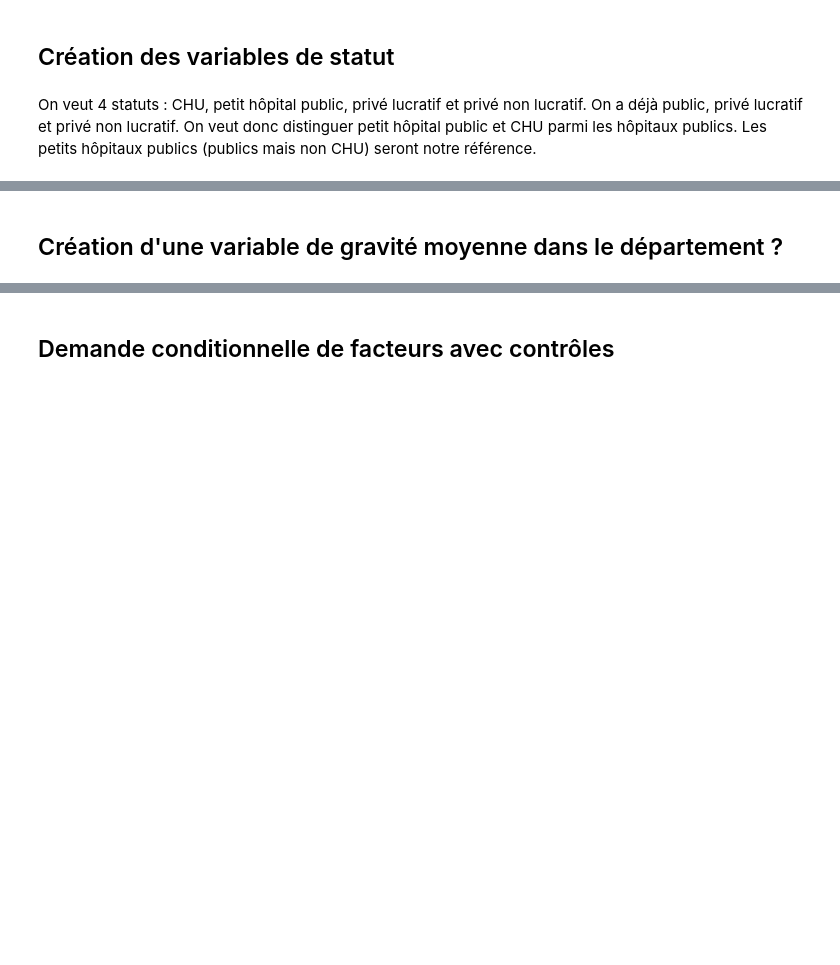
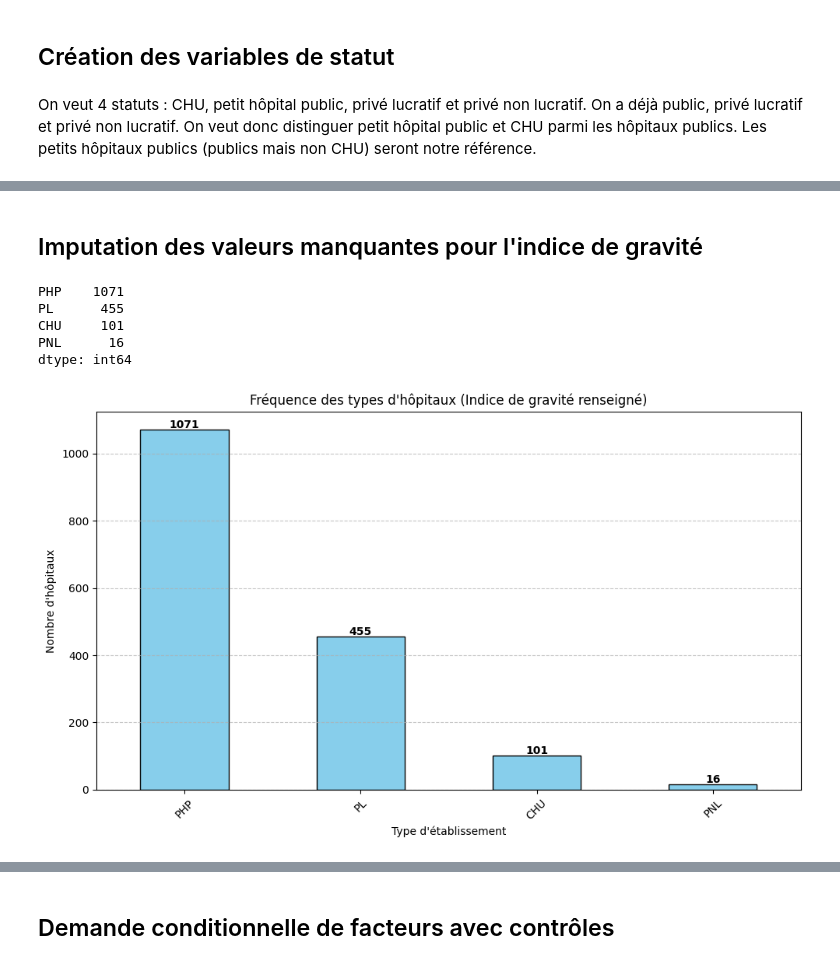
Before and after one commit to Alexandre484/StatApp, a Jupyter notebook: demande_cond_avec_controles.ipynb, the cells around one changed output, grey strips where cells are left out. Saved outputs shown, nothing was run; the diff lists cells and outputs as text; code cells hidden in the pictures; blank space fills up the shorter version.

```diff
--- a/demande_cond_avec_controles.ipynb
+++ b/demande_cond_avec_controles.ipynb
@@ -57,0 +70,4 @@ data = data.merge(filtre, how="left", on="FI")
+# %%
+data['A9'] = data['A9_x'].fillna(data['A9_y'])
+data = data.drop(columns=['champ_pmsi_x','champ_pmsi_y','A9_x','A9_y'])
+data = data.reset_index()
@@ -67,23 +105,23 @@ data['AID'] = data['EFF_AID']
 # %%
 data['SEANCES'] = data['SEAN_HEMO_CENTRE'] + data['SEAN_CHIMIO'] + data['SEAN_RADIO']
-data['PSY'] = data['SEJ_HTP_TOT'] + data['VEN_HDJ_TOT'] + data['VEN_HDN_TOT']
-data['SSR'] = data['SEJHC_SSR']
-data['SLD'] = data['ENT']
+data['SEJ_PSY'] = data['SEJ_HTP_TOT'] + data['VEN_HDJ_TOT'] + data['VEN_HDN_TOT']
+data['SEJ_SSR'] = data['SEJHC_SSR']
+data['ENT_SLD'] = data['ENT']
 # %% [markdown]
 ## Passage des variables en log
 # %%
 data["lURG"] = np.where(data["PASSU"] > 0, np.log(data["PASSU"]), 0)
 data["lMCO_AMB"] = np.where(data["SEJHP_MCO"] > 0, np.log(data["SEJHP_MCO"]), 0)
 data["lMCO_COMP"] = np.where(data["SEJHC_MCO"] > 0, np.log(data["SEJHC_MCO"]), 0)
-data["lPSY"] = np.where(data["PSY"] > 0, np.log(data["PSY"]), 0)
+data["lPSY"] = np.where(data["SEJ_PSY"] > 0, np.log(data["SEJ_PSY"]), 0)
 data["lSEANCES"] = np.where(data["SEANCES"] > 0, np.log(data["SEANCES"]), 0)
-data["lSSR"] = np.where(data["SSR"] > 0, np.log(data["SSR"]), 0)
-data["lSLD"] = np.where(data["SLD"] > 0, np.log(data["SLD"]), 0)
+data["lSSR"] = np.where(data["SEJ_SSR"] > 0, np.log(data["SEJ_SSR"]), 0)
+data["lSLD"] = np.where(data["ENT_SLD"] > 0, np.log(data["ENT_SLD"]), 0)
 
-data["lMED"] = np.where(data["MED"] > 0, np.log(data["MED"]), 0)
-data["lIDE"] = np.where(data["IDE"] > 0, np.log(data["IDE"]), 0)
-data["lAID"] = np.where(data["AID"] > 0, np.log(data["AID"]), 0)
-data["lADMIN"] = np.where(data["ADMIN"] > 0, np.log(data["ADMIN"]), 0)
+data["lMED"] = np.where(data["EFF_MED"] > 0, np.log(data["EFF_MED"]), 0)
+data["lIDE"] = np.where(data["EFF_IDE"] > 0, np.log(data["EFF_IDE"]), 0)
+data["lAID"] = np.where(data["EFF_AID"] > 0, np.log(data["EFF_AID"]), 0)
+data["lADMIN"] = np.where(data["EFF_ADMIN"] > 0, np.log(data["EFF_ADMIN"]), 0)
 # %% [markdown]
 ## Création des variables de statut
 # %% [markdown]
@@ -102,2 +140,31 @@ data.shape
 # %% [markdown]
-## Création d'une variable de gravité moyenne dans le département ?
+## Imputation des valeurs manquantes pour l'indice de gravité
+# %%
+data['PHP'] = (data[['CHU', 'PNL', 'PL']].sum(axis=1) == 0).astype(int)
+
+types_cols = ['CHU', 'PNL', 'PL', 'PHP']
+data_renseigne = data[data['A9'].notna()]
+frequences = data_renseigne[types_cols].sum().sort_values(ascending=False)
+frequences.head()
+# %% [output]
+PHP    1071
+PL      455
+CHU     101
+PNL      16
+dtype: int64
+# %%
+plt.figure(figsize=(10, 6))
+frequences.plot(kind='bar', color='skyblue', edgecolor='black')
+
+plt.title("Fréquence des types d'hôpitaux (Indice de gravité renseigné)")
+plt.xlabel("Type d'établissement")
+plt.ylabel("Nombre d'hôpitaux")
+plt.xticks(rotation=45)
+plt.grid(axis='y', linestyle='--', alpha=0.7)
+
+for i, v in enumerate(frequences):
+    plt.text(i, v + 5, str(int(v)), ha='center', fontweight='bold')
+
+plt.tight_layout()
+# %% [output]
+[figure, added]
```
Also changed, not shown: parts of 33 cells of this notebook, 1 other file.
